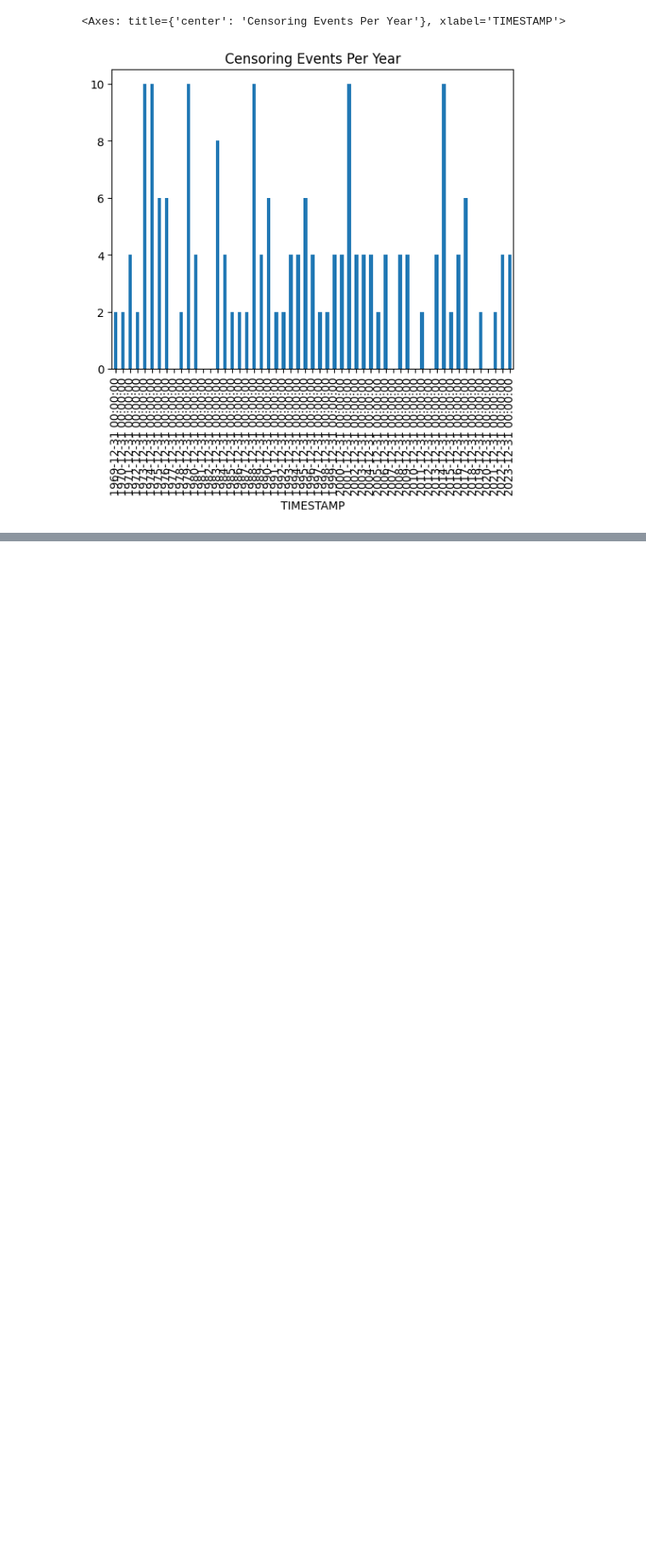
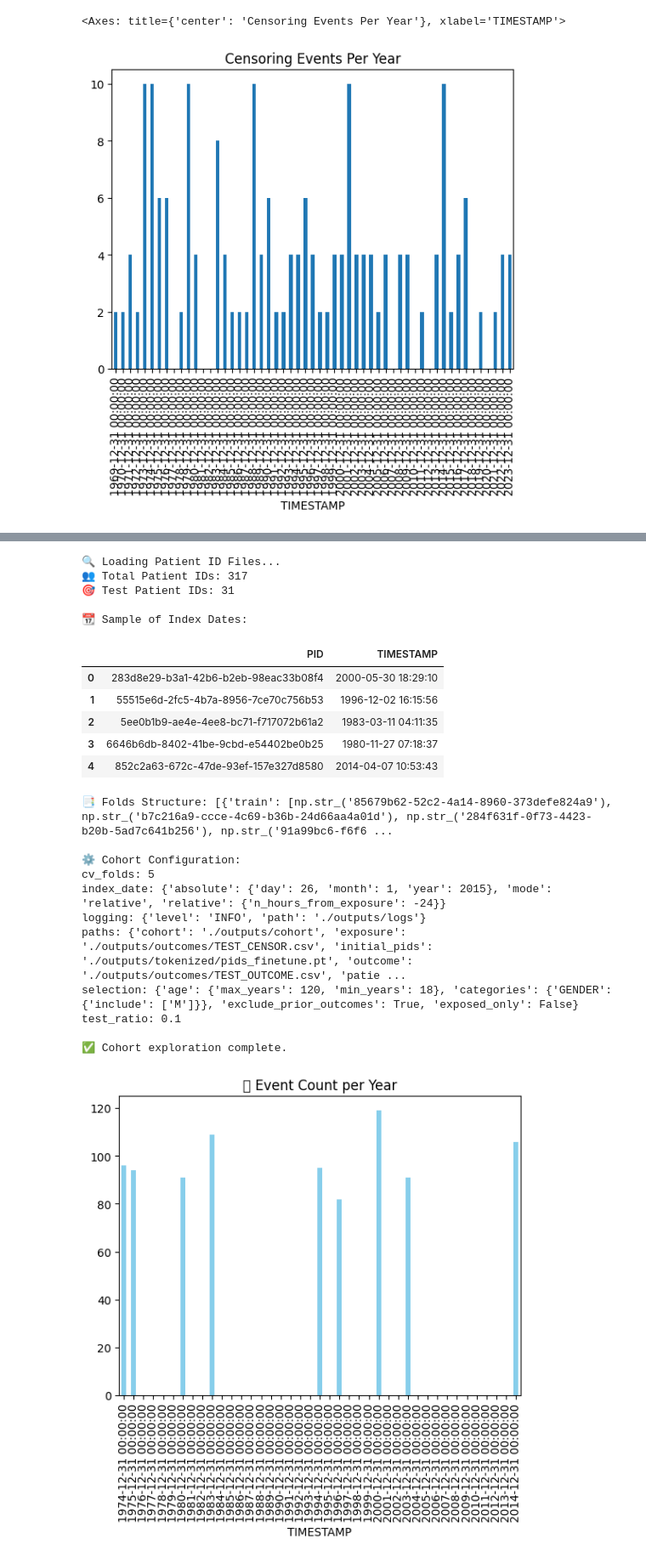
Before and after one commit to MathildeBS1/EHR, a Jupyter notebook: EDA.ipynb, the cells around one changed output, grey strips where cells are left out. Shown: that part at 85% size. Cells and saved outputs as stored; diff of their text form; code cells hidden in the pictures; blank space fills up the shorter version.

```diff
--- a/EDA.ipynb
+++ b/EDA.ipynb
@@ -391,0 +394,67 @@ censor_df.set_index('TIMESTAMP').resample('YE').size().plot(kind='bar', title='C
+# %%
+import torch
+import pandas as pd
+import os
+
+# Set cohort directory
+cohort_dir = "./cohort"
+
+# 1️⃣ Load Patient ID Files
+print("\n🔍 Loading Patient ID Files...")
+pids = torch.load(os.path.join(cohort_dir, "pids.pt"))
+test_pids = torch.load(os.path.join(cohort_dir, "test_pids.pt"))
+
+print(f"👥 Total Patient IDs: {len(pids)}")
+print(f"🎯 Test Patient IDs: {len(test_pids)}")
+
+# 2️⃣ Load and Explore Index Dates
+index_dates_path = os.path.join(cohort_dir, "index_dates.csv")
+index_dates_df = pd.read_csv(index_dates_path)
+
+print("\n📆 Sample of Index Dates:")
+display(index_dates_df.head())
+
+# Analyze distribution of index dates
+index_dates_df['TIMESTAMP'] = pd.to_datetime(index_dates_df['TIMESTAMP'])
+index_dates_df.set_index('TIMESTAMP').resample('Y').size().plot(kind='bar', color='skyblue', title='🗓️ Event Count per Year')
+
+# 3️⃣ Load Folds
+folds = torch.load(os.path.join(cohort_dir, "folds.pt"))
+print("\n📑 Folds Structure:", folds)
+
+# 4️⃣ Load Cohort Config
+import yaml
+
+config_path = os.path.join(cohort_dir, "cohort_config.yaml")
+with open(config_path, 'r') as file:
+    cohort_config = yaml.safe_load(file)
+
+print("\n⚙️ Cohort Configuration:")
+for key, value in cohort_config.items():
+    print(f"{key}: {value}")
+
+print("\n✅ Cohort exploration complete.")
+# %% [output]
+🔍 Loading Patient ID Files...
+👥 Total Patient IDs: 317
+🎯 Test Patient IDs: 31
+
+📆 Sample of Index Dates:
+|  | PID | TIMESTAMP |
+| 0 | 283d8e29-b3a1-42b6-b2eb-98eac33b08f4 | 2000-05-30 18:29:10 |
+| 1 | 55515e6d-2fc5-4b7a-8956-7ce70c756b53 | 1996-12-02 16:15:56 |
+| 2 | 5ee0b1b9-ae4e-4ee8-bc71-f717072b61a2 | 1983-03-11 04:11:35 |
+| 3 | 6646b6db-8402-41be-9cbd-e54402be0b25 | 1980-11-27 07:18:37 |
+| 4 | 852c2a63-672c-47de-93ef-157e327d8580 | 2014-04-07 10:53:43 |
+📑 Folds Structure: [{'train': [np.str_('85679b62-52c2-4a14-8960-373defe824a9'), np.str_('b7c216a9-ccce-4c69-b36b-24d66aa4a01d'), np.str_('284f631f-0f73-4423-b20b-5ad7c641b256'), np.str_('91a99bc6-f6f6 ...
+
+⚙️ Cohort Configuration:
+cv_folds: 5
+index_date: {'absolute': {'day': 26, 'month': 1, 'year': 2015}, 'mode': 'relative', 'relative': {'n_hours_from_exposure': -24}}
+logging: {'level': 'INFO', 'path': './outputs/logs'}
+paths: {'cohort': './outputs/cohort', 'exposure': './outputs/outcomes/TEST_CENSOR.csv', 'initial_pids': './outputs/tokenized/pids_finetune.pt', 'outcome': './outputs/outcomes/TEST_OUTCOME.csv', 'patie ...
+selection: {'age': {'max_years': 120, 'min_years': 18}, 'categories': {'GENDER': {'include': ['M']}}, 'exclude_prior_outcomes': True, 'exposed_only': False}
+test_ratio: 0.1
+
+✅ Cohort exploration complete.
+[figure, added]
```
Also changed, not shown: parts of 5 cells of this notebook.
